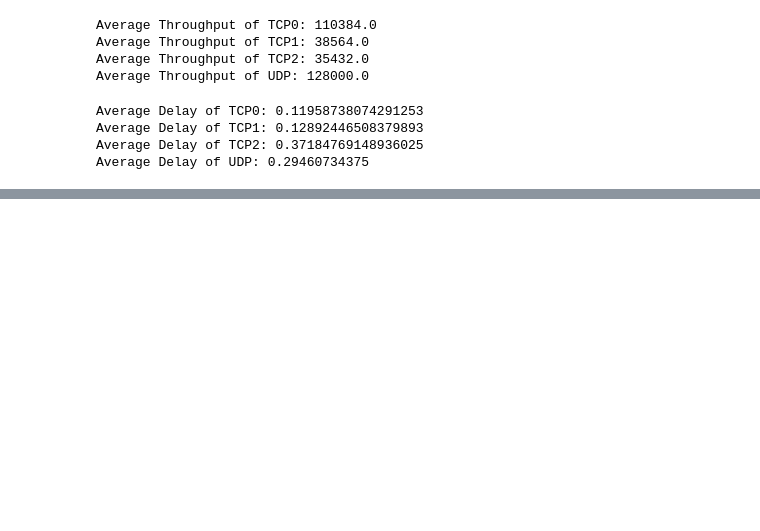
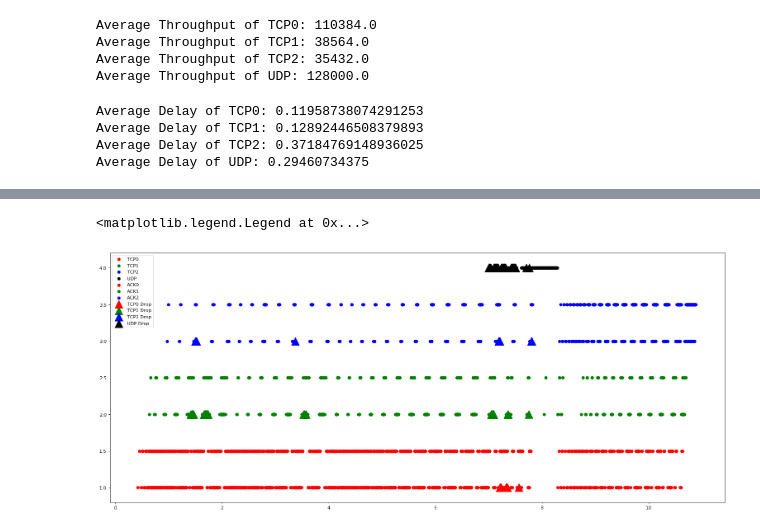
Before and after one commit to vietanhtran2710/network-performance-evaluation, a Jupyter notebook: data.ipynb, the cells around one changed output, grey strips where cells are left out. Cells and saved outputs as stored; diff of their text form; code cells hidden in the pictures; blank space fills up the shorter version.

```diff
--- a/data.ipynb
+++ b/data.ipynb
@@ -76,0 +125,17 @@ Average Delay of UDP: 0.29460734375
+# %%
+fig, ax = plt.subplots(figsize=(24, 10), dpi=80)
+plt.scatter([float(item[TIME]) for item in tcp0r], [1 for item in tcp0r], c='red', label='TCP0')
+plt.scatter([float(item[TIME]) for item in tcp1r], [2 for item in tcp1r], c='green', label='TCP1')
+plt.scatter([float(item[TIME]) for item in tcp2r], [3 for item in tcp2r], c='blue', label='TCP2')
+plt.scatter([float(item[TIME]) for item in udpR], [4 for item in udpR], c='black', label='UDP')
+plt.scatter([float(item[TIME]) for item in ack0], [1.5 for item in ack0], c='red', label='ACK0')
+plt.scatter([float(item[TIME]) for item in ack1], [2.5 for item in ack1], c='green', label='ACK1')
+plt.scatter([float(item[TIME]) for item in ack2], [3.5 for item in ack2], c='blue', label='ACK2')
+plt.scatter([float(item[TIME]) for item in drop0], [1 for item in drop0], marker='^', s=300, c='red', label='TCP0 Drop')
+plt.scatter([float(item[TIME]) for item in drop1], [2 for item in drop1], marker='^', s=300, c='green', label='TCP1 Drop')
+plt.scatter([float(item[TIME]) for item in drop2], [3 for item in drop2], marker='^', s=300, c='blue', label='TCP2 Drop')
+plt.scatter([float(item[TIME]) for item in dropUDP], [4 for item in dropUDP], marker='^', s=300, c='black', label='UDP Drop')
+plt.legend()
+# %% [output]
+<matplotlib.legend.Legend at 0x...>
+[figure, added]
```
Also changed, not shown: parts of 2 cells of this notebook, 1 other file.
